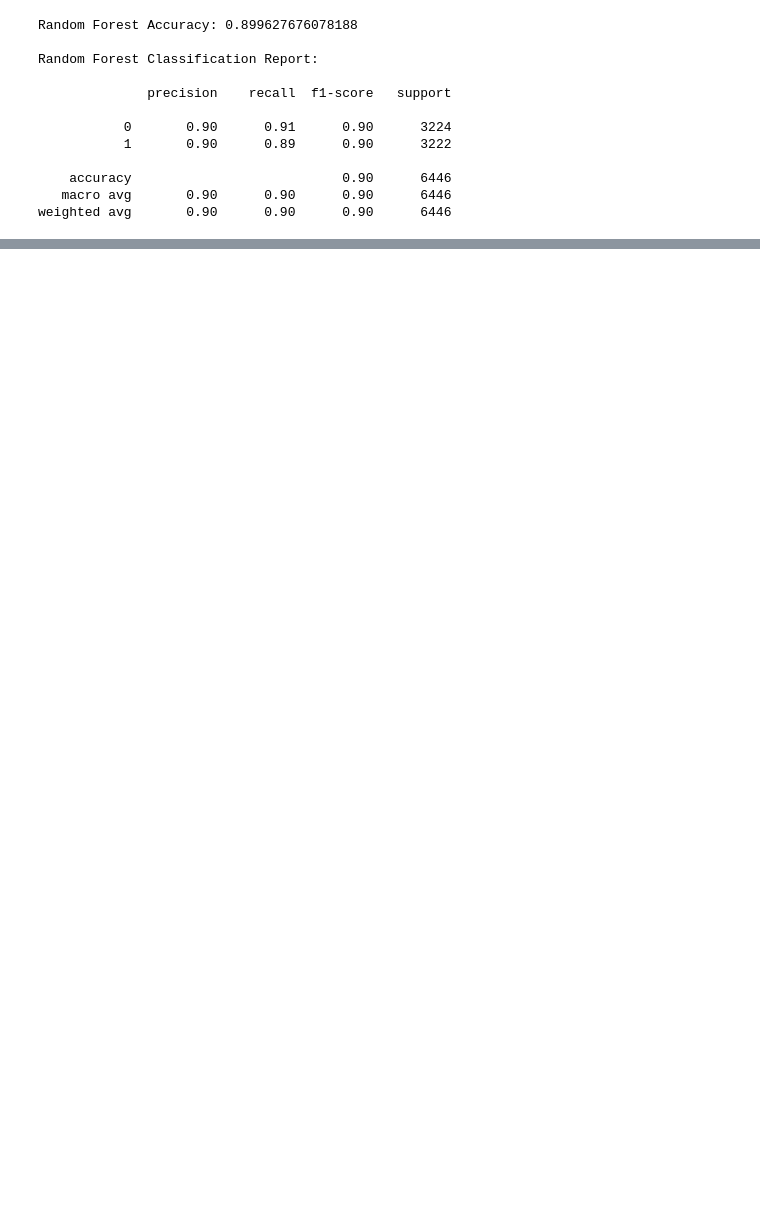
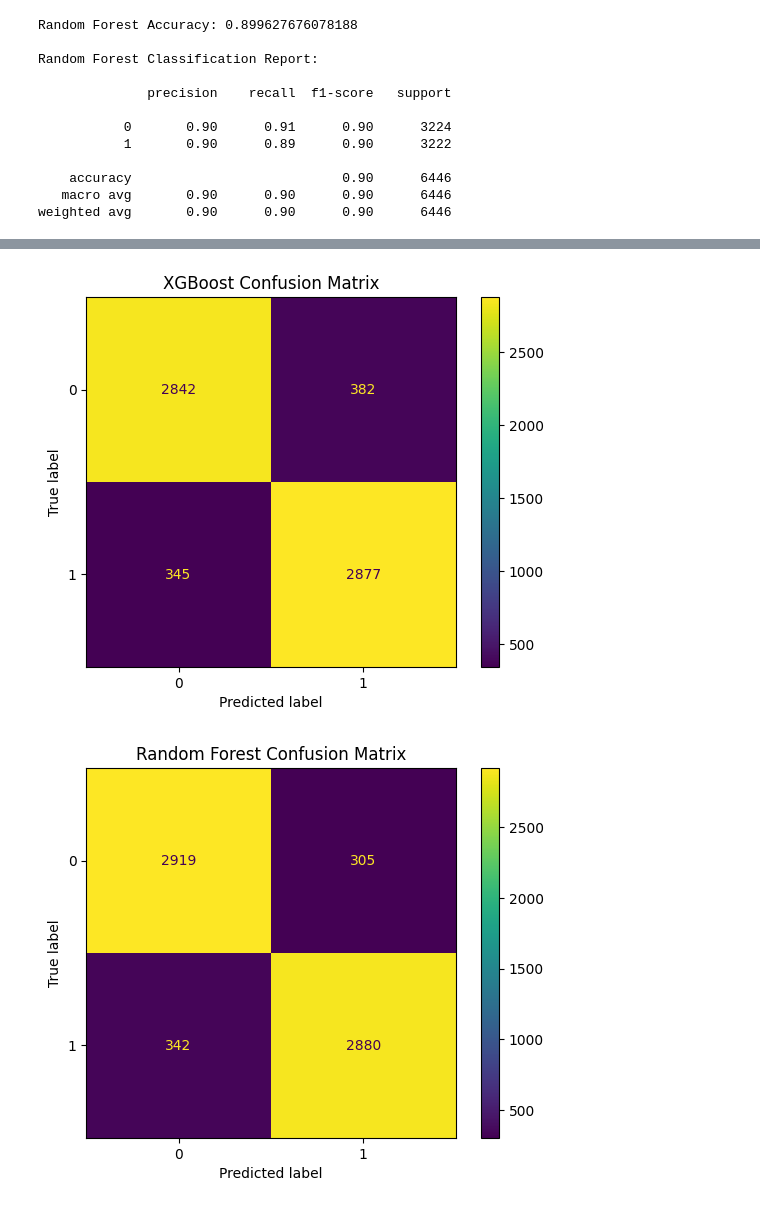
Before and after one commit to Pavan240571/heart-disease-mortality, a Jupyter notebook: Heart_Disease_Mortality.ipynb, the cells around one changed output, grey strips where cells are left out. Saved outputs shown, nothing was run; the diff lists cells and outputs as text; code cells hidden in the pictures; blank space fills up the shorter version.

```diff
--- a/Heart_Disease_Mortality.ipynb
+++ b/Heart_Disease_Mortality.ipynb
@@ -396,0 +398,28 @@ weighted avg       0.65      0.65      0.65      6446
+# %%
+from sklearn.metrics import confusion_matrix, ConfusionMatrixDisplay
+import matplotlib.pyplot as plt
+
+cm_xgb = confusion_matrix(y_test, xgb_pred)
+
+disp_xgb = ConfusionMatrixDisplay(confusion_matrix=cm_xgb)
+disp_xgb.plot()
+plt.title("XGBoost Confusion Matrix")
+plt.show()
+
+
+cm_rf = confusion_matrix(y_test, rf_pred)
+
+disp_rf = ConfusionMatrixDisplay(confusion_matrix=cm_rf)
+disp_rf.plot()
+plt.title("Random Forest Confusion Matrix")
+plt.show()
+
+cm_knn = confusion_matrix(y_test, knn_pred)
+
+disp_knn = ConfusionMatrixDisplay(confusion_matrix=cm_knn)
+disp_knn.plot()
+plt.title("KNN Confusion Matrix")
+plt.show()
+# %% [output]
+[figure, added]
+[figure, added]
```
Also changed, not shown: parts of 9 cells of this notebook.
